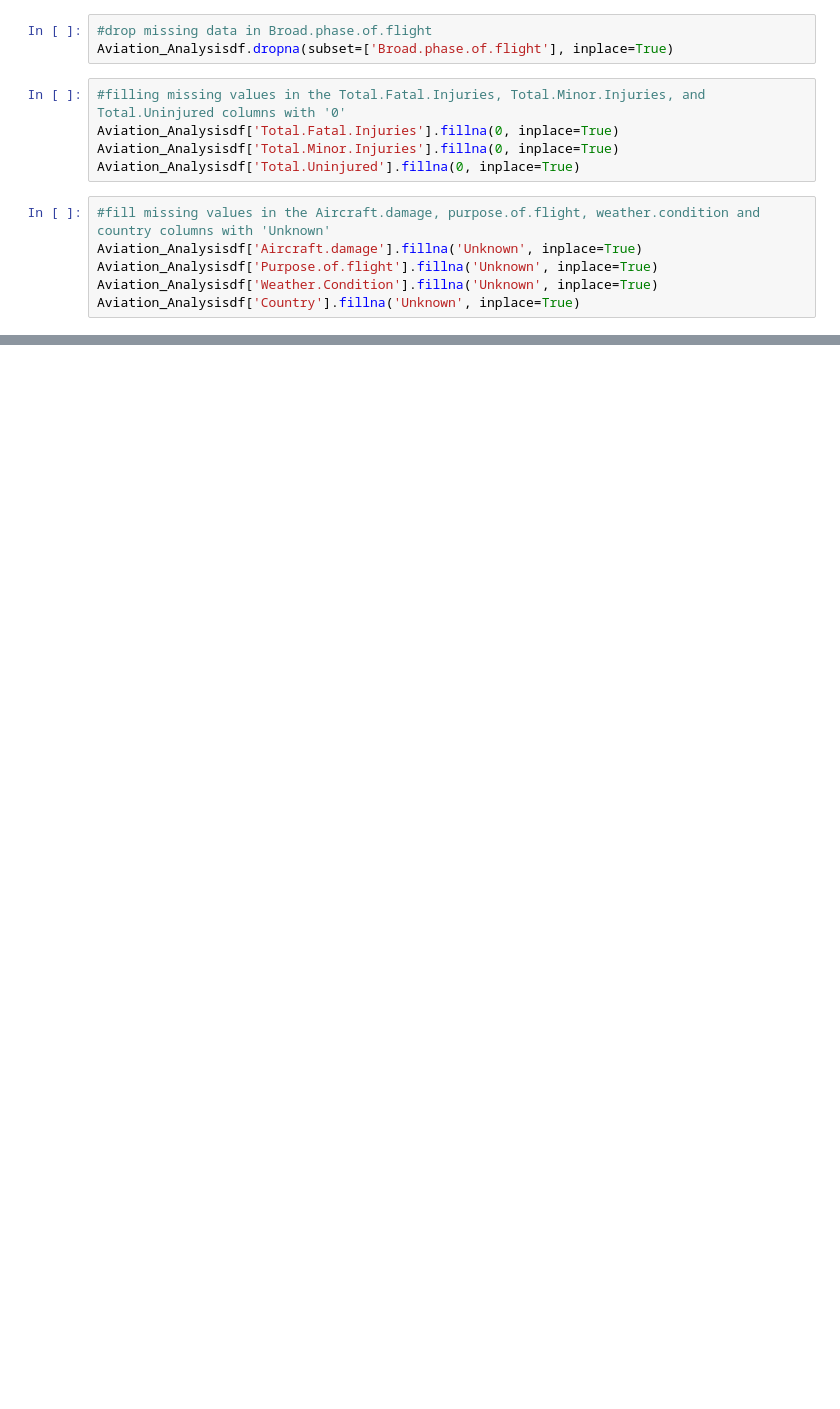
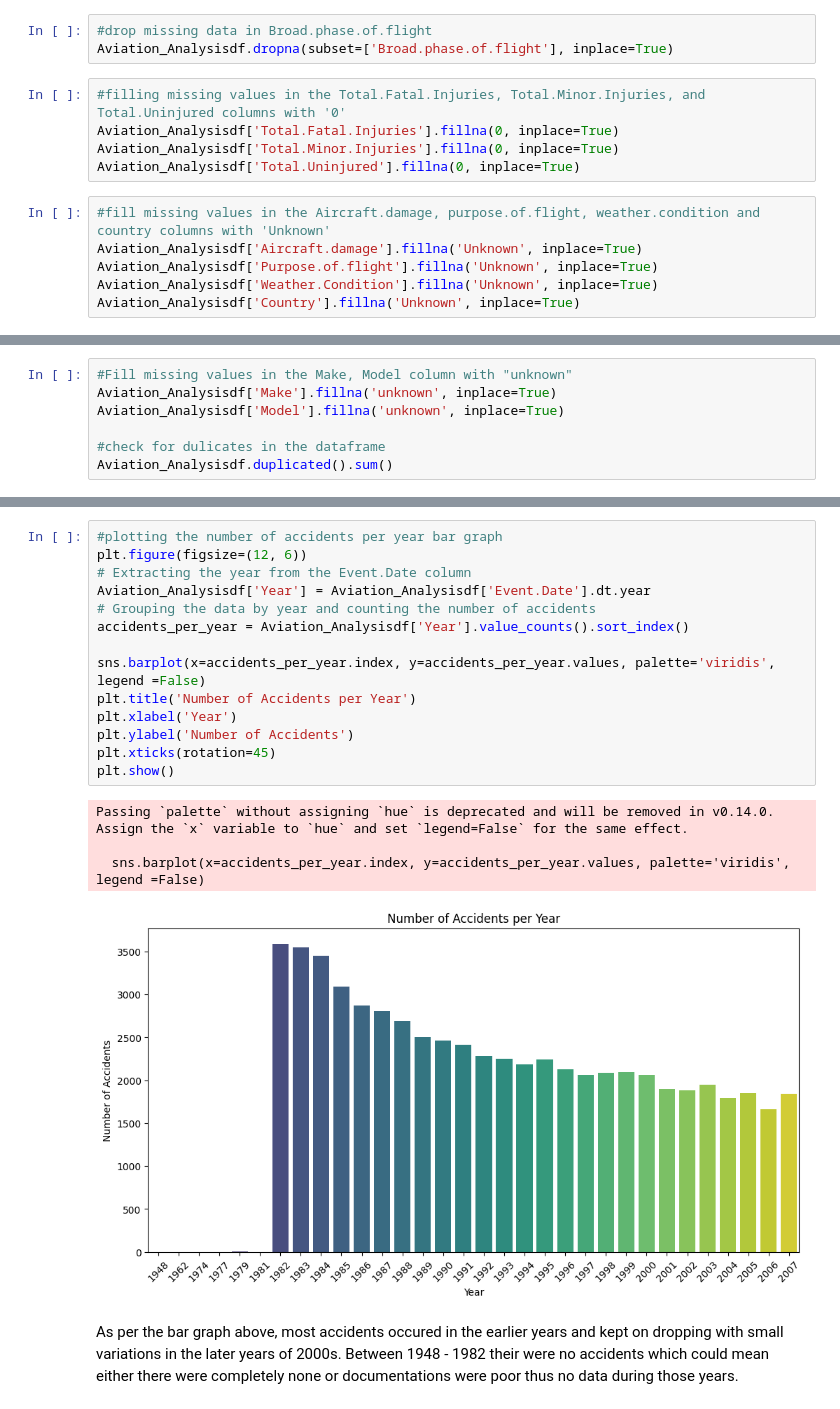
Before and after one commit to Amoitw/Aircraft_Accidents_Analysis_Project, a Jupyter notebook: Aircraft_Accidents_Analysis.ipynb, the cells around one changed output, grey strips where cells are left out. Saved outputs shown, nothing was run; the diff lists cells and outputs as text; blank space fills up the shorter version.

Commit message:
Adding Visualization and Recommendations

```diff
--- a/Aircraft_Accidents_Analysis.ipynb
+++ b/Aircraft_Accidents_Analysis.ipynb
@@ -221,0 +270,7 @@ Aviation_Analysisdf['Country'].fillna('Unknown', inplace=True)
+# %%
+#Fill missing values in the Make, Model column with "unknown"
+Aviation_Analysisdf['Make'].fillna('unknown', inplace=True)
+Aviation_Analysisdf['Model'].fillna('unknown', inplace=True)
+
+#check for dulicates in the dataframe
+Aviation_Analysisdf.duplicated().sum()
@@ -221,0 +329,22 @@ Aviation_Analysisdf['Country'].fillna('Unknown', inplace=True)
+# %%
+#plotting the number of accidents per year bar graph
+plt.figure(figsize=(12, 6))
+# Extracting the year from the Event.Date column
+Aviation_Analysisdf['Year'] = Aviation_Analysisdf['Event.Date'].dt.year
+# Grouping the data by year and counting the number of accidents
+accidents_per_year = Aviation_Analysisdf['Year'].value_counts().sort_index()
+
+sns.barplot(x=accidents_per_year.index, y=accidents_per_year.values, palette='viridis', legend =False)
+plt.title('Number of Accidents per Year')
+plt.xlabel('Year')
+plt.ylabel('Number of Accidents')
+plt.xticks(rotation=45)
+plt.show()
+# %% [output]
+Passing `palette` without assigning `hue` is deprecated and will be removed in v0.14.0. Assign the `x` variable to `hue` and set `legend=False` for the same effect.
+
+  sns.barplot(x=accidents_per_year.index, y=accidents_per_year.values, palette='viridis', legend =False)
+[figure, added]
+# %% [markdown]
+As per the bar graph above, most accidents occured in the earlier years and kept on dropping with small variations in the later years of 2000s.
+Between 1948 - 1982 their were no accidents which could mean either there were completely none or documentations were poor thus no data during those years.
```
Also changed, not shown: parts of 36 cells of this notebook, 9 other files.
